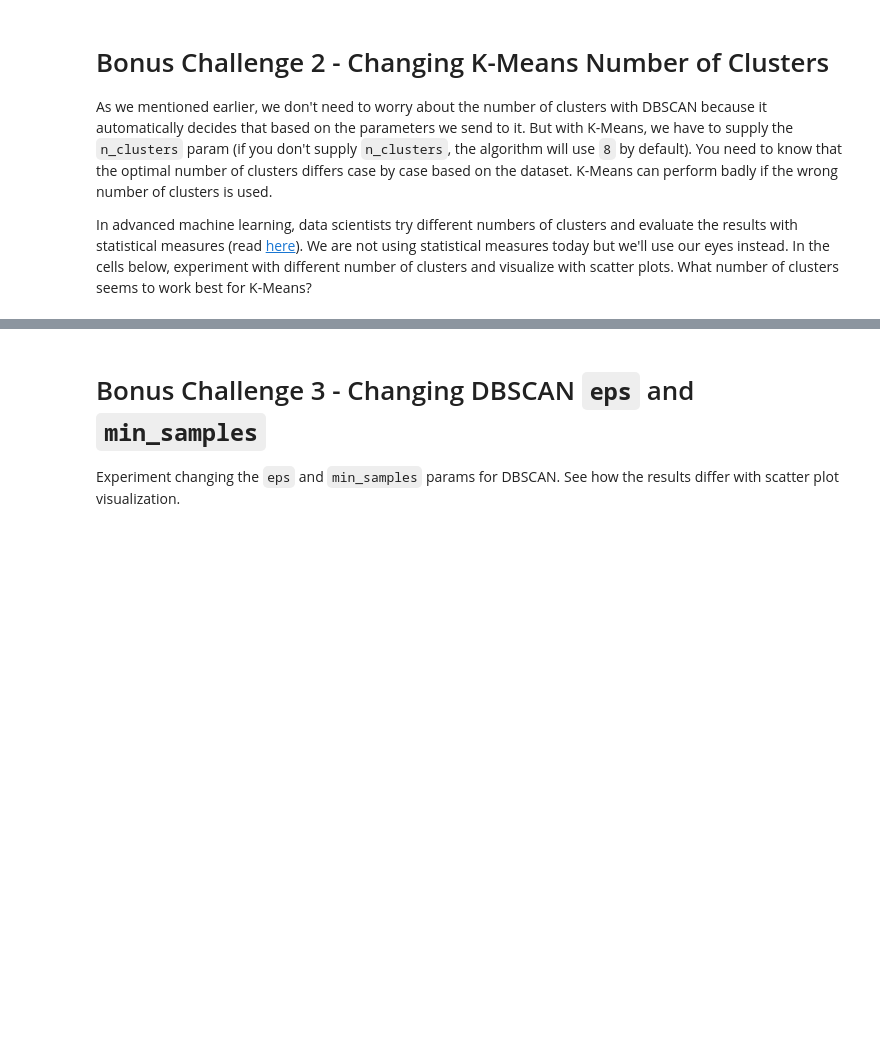
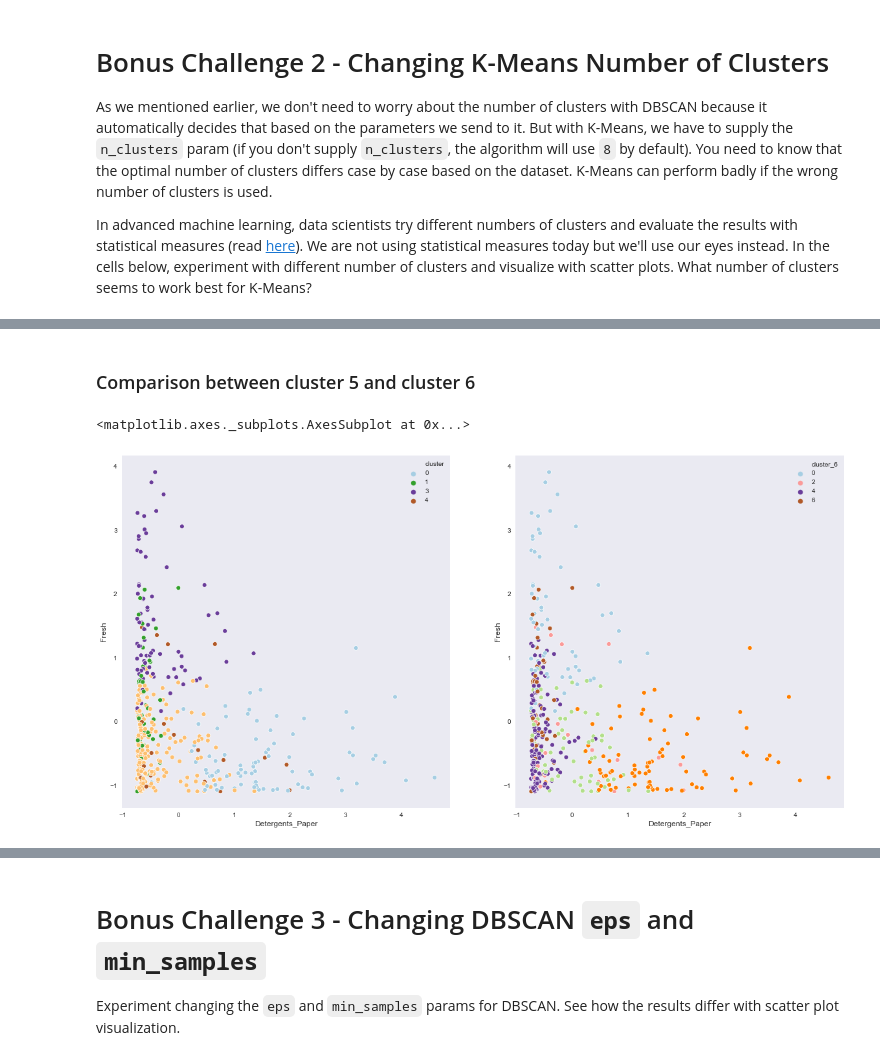
Before and after one commit to ta-data-bcn/lab-unsupervised-learning, a Jupyter notebook: your-code/main_UL_1.ipynb, the cells around one changed output, grey strips where cells are left out. Cells and saved outputs as stored; diff of their text form; code cells hidden in the pictures; blank space fills up the shorter version.

```diff
--- a/your-code/main_UL_1.ipynb
+++ b/your-code/main_UL_1.ipynb
@@ -590,0 +589,2 @@ In advanced machine learning, data scientists try different numbers of clusters
+# %%
+cust_scale_2 = customers_scale.copy()
@@ -590,0 +600,5 @@ In advanced machine learning, data scientists try different numbers of clusters
+# %%
+# Your code here
+kmeans_model_6 = KMeans(n_clusters=6)
+kmeans_model_6.fit(cust_scale_2)
+cust_scale_2['cluster_6'] = kmeans_model_6.labels_
@@ -590,0 +614,10 @@ In advanced machine learning, data scientists try different numbers of clusters
+# %% [markdown]
+### Comparison between cluster 5 and cluster 6
+# %%
+# Your code here:
+fig, ax = plt.subplots(1,2,figsize=(20,10))
+sns.scatterplot(cust_scale_2.Detergents_Paper, cust_scale_2.Fresh,hue= cust_scale_2.cluster, ax=ax[0], palette="Paired")
+sns.scatterplot(cust_scale_2.Detergents_Paper, cust_scale_2.Fresh,hue= cust_scale_2.cluster_6, ax=ax[1], palette="Paired")
+# %% [output]
+<matplotlib.axes._subplots.AxesSubplot at 0x...>
+[figure, added]
```
Also changed, not shown: parts of 10 cells of this notebook.
